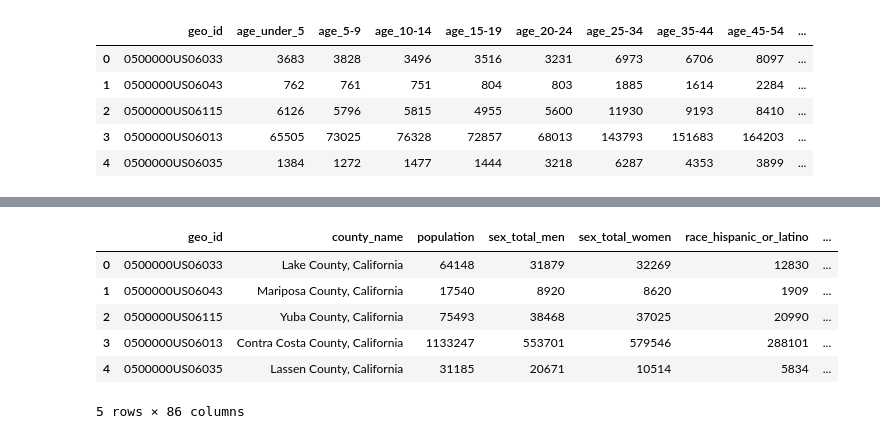
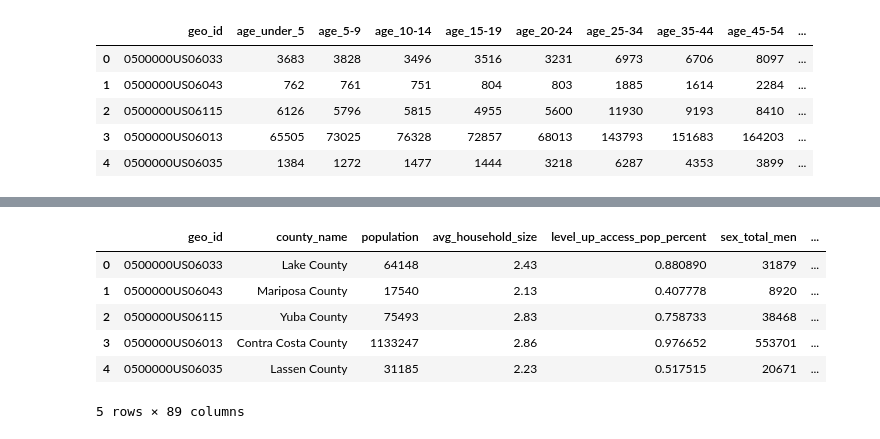
Before and after one commit to sloth143chunk/Internet_Access_Analysis, a Jupyter notebook: notebook/merged_internet_access_df.ipynb, the cells around one changed output, grey strips where cells are left out. Drawn from its saved outputs; the diff is of its cells as text; code cells hidden in the pictures.

```diff
--- a/notebook/merged_internet_access_df.ipynb
+++ b/notebook/merged_internet_access_df.ipynb
@@ -29,5 +36,5 @@ population_df.head()
 # %%
 # Merging the two tables on 'geo_id' column
-internet_access_df = pd.merge(county_df, population_df, on =["geo_id"])
+internet_access_df = pd.merge(population_df, fcc_summary_df, on =["geo_id"])
 internet_access_df.head()
 # %% [output]
@@ -314,12 +522,12 @@ census_age_df.head()
 # %%
 # Merging the two tables on 'geo_id' column
-internet_access_df = pd.merge(internet_access_df, census_age_df, on =["geo_id"])
+internet_access_df = pd.merge(county_df, internet_access_df, on =["geo_id"])
 internet_access_df.head()
 # %% [output]
-|  | geo_id | county_name | population | sex_total_men | sex_total_women | race_hispanic_or_latino | ... |
-| 0 | 0500000US06033 | Lake County, California | 64148 | 31879 | 32269 | 12830 | ... |
-| 1 | 0500000US06043 | Mariposa County, California | 17540 | 8920 | 8620 | 1909 | ... |
-| 2 | 0500000US06115 | Yuba County, California | 75493 | 38468 | 37025 | 20990 | ... |
-| 3 | 0500000US06013 | Contra Costa County, California | 1133247 | 553701 | 579546 | 288101 | ... |
-| 4 | 0500000US06035 | Lassen County, California | 31185 | 20671 | 10514 | 5834 | ... |
+|  | geo_id | county_name | population | avg_household_size | level_up_access_pop_percent | sex_total_men | ... |
+| 0 | 0500000US06033 | Lake County | 64148 | 2.43 | 0.880890 | 31879 | ... |
+| 1 | 0500000US06043 | Mariposa County | 17540 | 2.13 | 0.407778 | 8920 | ... |
+| 2 | 0500000US06115 | Yuba County | 75493 | 2.83 | 0.758733 | 38468 | ... |
+| 3 | 0500000US06013 | Contra Costa County | 1133247 | 2.86 | 0.976652 | 553701 | ... |
+| 4 | 0500000US06035 | Lassen County | 31185 | 2.23 | 0.517515 | 20671 | ... |
-5 rows × 86 columns
+5 rows × 89 columns
```
Also changed, not shown: parts of 47 cells of this notebook, 6 other files.
